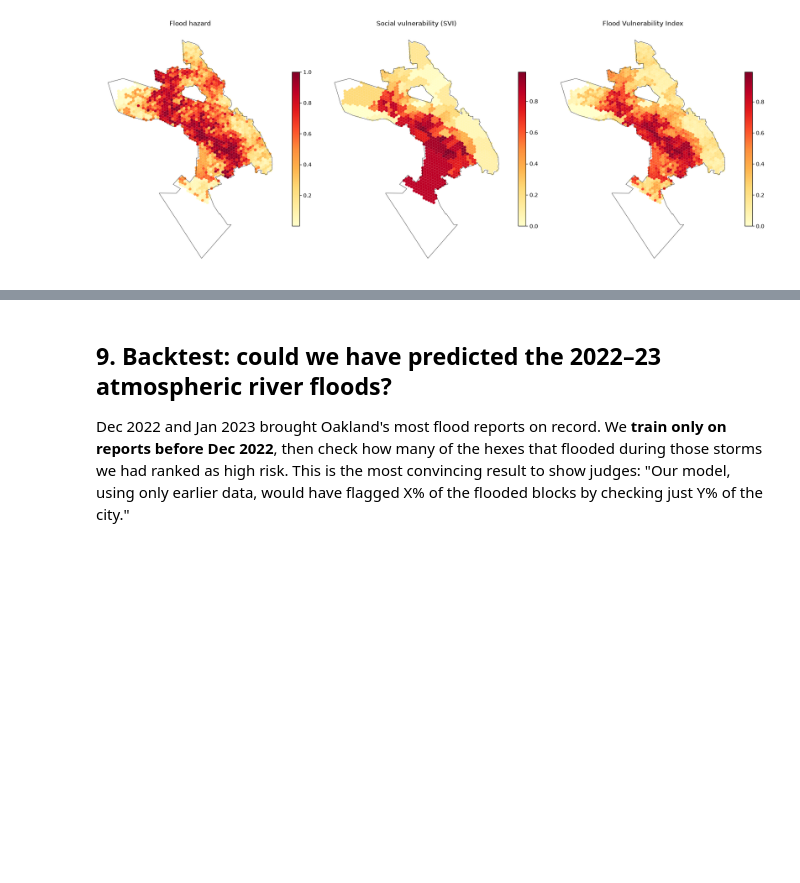
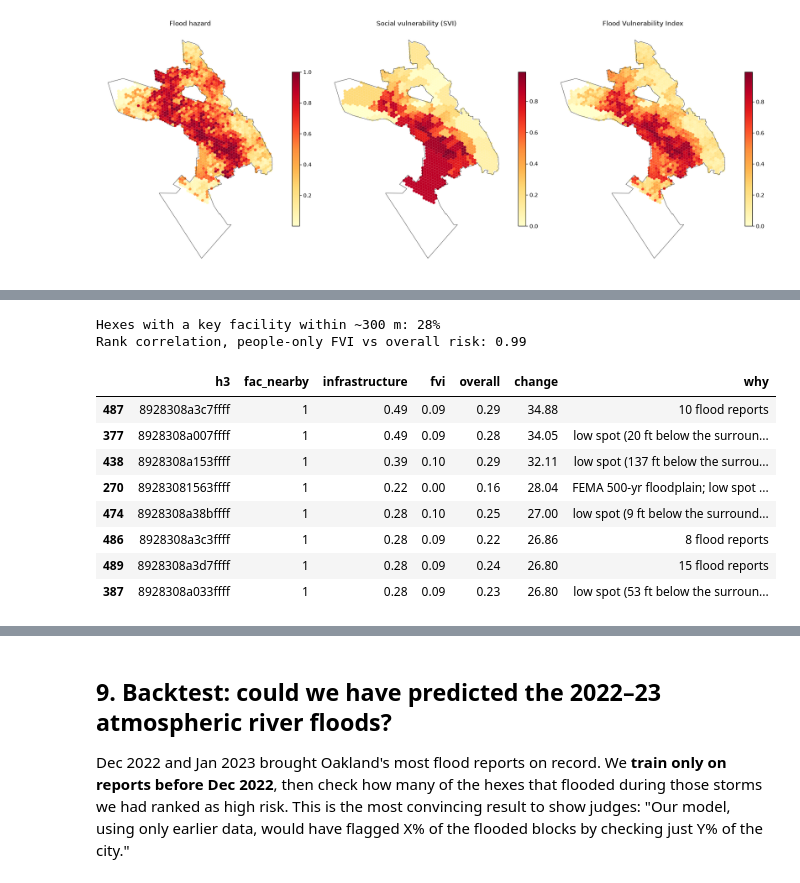
Before and after one commit to CooperMorris0/DataFest2026, a Jupyter notebook: oakland-flood-vulnerability/oakland_flood_starter.ipynb, the cells around one changed output, grey strips where cells are left out. Drawn from its saved outputs; the diff is of its cells as text; code cells hidden in the pictures; blank space fills up the shorter version.

```diff
--- a/oakland-flood-vulnerability/oakland_flood_starter.ipynb
+++ b/oakland-flood-vulnerability/oakland_flood_starter.ipynb
@@ -497,8 +498,10 @@ for ftype, mask in [("hospital", kind.eq("GENERAL ACUTE CARE HOSPITAL")),
     s = g[mask]
     parts.append(gpd.GeoDataFrame(dict(ftype=ftype, name=col(s, "FACNAME").map(string.capwords),
                                        address=col(s, "ADDRESS").map(string.capwords), detail=""), geometry=s.geometry, crs=4326))
+MIN_SCHOOL_ENROLLMENT = 500   # 🔧 TEAM: only larger schools (25 of 118 at 500+); lower it to show more
 g = arcgis_points("schools")
 g = g[col(g, "Status").replace("", "Active").eq("Active")]
+g = g[pd.to_numeric(g.get("EnrollTotal"), errors="coerce").fillna(0) >= MIN_SCHOOL_ENROLLMENT]
 enroll = pd.to_numeric(g.get("EnrollTotal"), errors="coerce")
 parts.append(gpd.GeoDataFrame(dict(ftype="school", name=col(g, "SchoolName"), address=col(g, "Street"),
                                    detail=[f"{int(e):,} students enrolled" if pd.notna(e) and e > 0 else "" for e in enroll]),
@@ -510,7 +513,6 @@ parts.append(gpd.GeoDataFrame(dict(ftype="bart", name=col(g, "NAME_LONG", "NAME"
 fac = pd.concat(parts, ignore_index=True)
 fac = fac[fac.geometry.within(boundary)].drop_duplicates(["ftype", "name"]).reset_index(drop=True)
 fac["h3"] = [h3.latlng_to_cell(p.y, p.x, H3_RES) for p in fac.geometry]
-fac = fac.merge(hexes[["h3", "fvi"]], on="h3", how="left")
 print(fac.ftype.value_counts().to_string())
 # %% [output]
 ftype
@@ -523,3 +541,40 @@ hospital          5
+# %%
+FAC_WEIGHT = {"hospital": 3, "nursing_home": 2, "dialysis": 2, "fire_station": 2, "bart": 1.5, "school": 1.5}
+NEIGHBOR_SHARE = 0.5                                  # sites in touching hexes count half
+IMPACT_W = {"vulnerability": 0.75, "infrastructure": 0.25}
+
+fac["weight"] = fac.ftype.map(FAC_WEIGHT)
+here_w = fac.groupby("h3").weight.sum()
+here_n = fac.groupby("h3").size()
+ring = {c: [n for n in h3.grid_disk(c, 1) if n != c] for c in hexes.h3}
+hexes["fac_here"] = hexes.h3.map(here_n).fillna(0).astype(int)
+hexes["fac_nearby"] = [int(sum(here_n.get(n, 0) for n in ring[c])) + int(here_n.get(c, 0)) for c in hexes.h3]
+hexes["fac_cluster"] = [here_w.get(c, 0) + NEIGHBOR_SHARE * sum(here_w.get(n, 0) for n in ring[c]) for c in hexes.h3]
+hexes["infrastructure"] = 1 - np.exp(-hexes.fac_cluster / 3)
+hexes["impact"] = IMPACT_W["vulnerability"] * hexes.vulnerability + IMPACT_W["infrastructure"] * hexes.infrastructure
+hexes["overall"] = np.sqrt(hexes.hazard * hexes.impact)
+
+# add the cluster to the plain-English reasons
+hexes["why"] = [w + ("; " if w else "") + f"{n} key facilities within ~300 m" if n >= 3 else w
+                for w, n in zip(hexes.why, hexes.fac_nearby)]
+
+print(f"Hexes with a key facility within ~300 m: {(hexes.fac_nearby > 0).mean():.0%}")
+print(f"Rank correlation, people-only FVI vs overall risk: {hexes.fvi.corr(hexes.overall, method='spearman'):.2f}")
+moved = hexes.assign(r_old=hexes.fvi.rank(pct=True), r_new=hexes.overall.rank(pct=True))
+moved["change"] = (moved.r_new - moved.r_old) * 100
+moved.sort_values("change", ascending=False).head(8)[["h3", "fac_nearby", "infrastructure", "fvi", "overall", "change", "why"]].round(2)
+# %% [output]
+Hexes with a key facility within ~300 m: 28%
+Rank correlation, people-only FVI vs overall risk: 0.99
+|  | h3 | fac_nearby | infrastructure | fvi | overall | change | why |
+| 487 | 8928308a3c7ffff | 1 | 0.49 | 0.09 | 0.29 | 34.88 | 10 flood reports |
+| 377 | 8928308a007ffff | 1 | 0.49 | 0.09 | 0.28 | 34.05 | low spot (20 ft below the surroun... |
+| 438 | 8928308a153ffff | 1 | 0.39 | 0.10 | 0.29 | 32.11 | low spot (137 ft below the surrou... |
+| 270 | 89283081563ffff | 1 | 0.22 | 0.00 | 0.16 | 28.04 | FEMA 500-yr floodplain; low spot ... |
+| 474 | 8928308a38bffff | 1 | 0.28 | 0.10 | 0.25 | 27.00 | low spot (9 ft below the surround... |
+| 486 | 8928308a3c3ffff | 1 | 0.28 | 0.09 | 0.22 | 26.86 | 8 flood reports |
+| 489 | 8928308a3d7ffff | 1 | 0.28 | 0.09 | 0.24 | 26.80 | 15 flood reports |
+| 387 | 8928308a033ffff | 1 | 0.28 | 0.09 | 0.23 | 26.80 | low spot (53 ft below the surroun... |
 # %% [markdown]
 ### Interactive map
 A single page you can open in any browser: `outputs/flood_vulnerability_map.html`.
```
Also changed, not shown: parts of 6 cells of this notebook, 5 other files.
